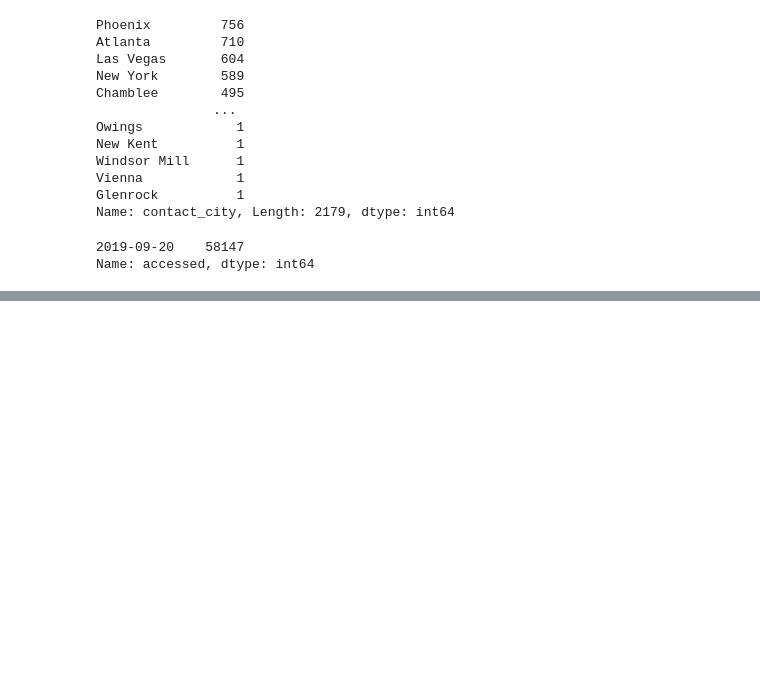
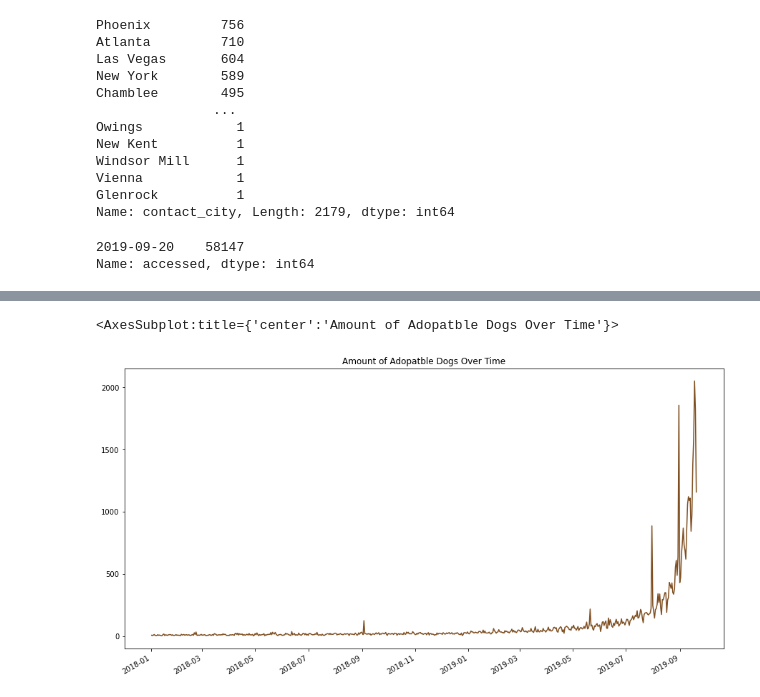
Before and after one commit to m3redithw/data-science-visualizations, a Jupyter notebook: AdoptableDogs /wrangle.ipynb, the cells around one changed output, grey strips where cells are left out. Drawn from its saved outputs; the diff is of its cells as text; code cells hidden in the pictures; blank space fills up the shorter version.

```diff
--- a/AdoptableDogs /wrangle.ipynb
+++ b/AdoptableDogs /wrangle.ipynb
@@ -408,0 +405,5 @@ sns.linechart(data=df, x='post_date',y=)
+# %%
+date[date.index>'2018-01-01'].index.value_counts().plot(figsize=(15,8), linewidth=1.5, color='#7f4f21', title = 'Amount of Adopatble Dogs Over Time')
+# %% [output]
+<AxesSubplot:title={'center':'Amount of Adopatble Dogs Over Time'}>
+[figure, added]
```
Also changed, not shown: parts of 4 cells of this notebook.
